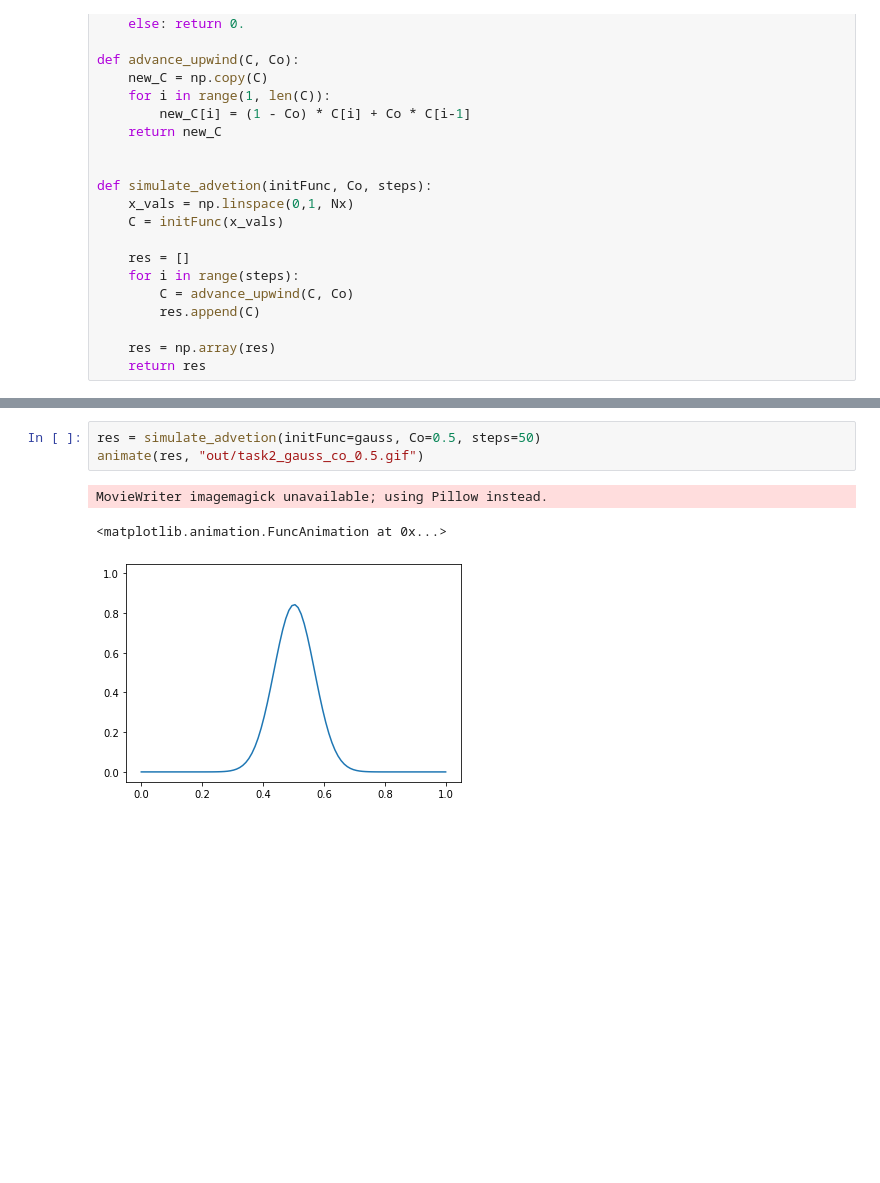
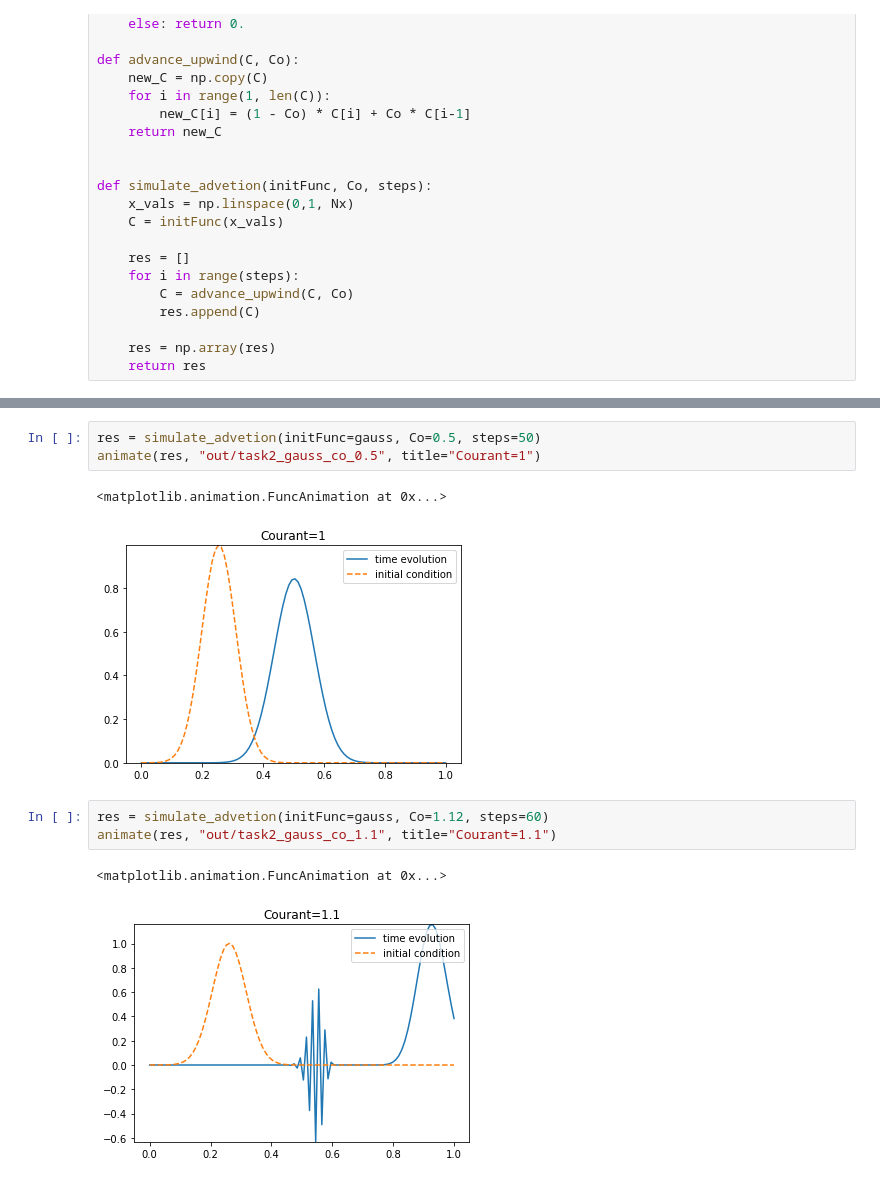
Before and after one commit to hitimr/NSSC2, a Jupyter notebook: Ex3/1.1_hiti.ipynb, the cells around one changed output, grey strips where cells are left out. Cells and saved outputs as stored; diff of their text form; blank space fills up the shorter version.

```diff
--- a/Ex3/1.1_hiti.ipynb
+++ b/Ex3/1.1_hiti.ipynb
@@ -107,7 +113,12 @@ MovieWriter imagemagick unavailable; using Pillow instead.
 # %%
 res = simulate_advetion(initFunc=gauss, Co=0.5, steps=50)
-animate(res, "out/task2_gauss_co_0.5.gif")
+animate(res, "out/task2_gauss_co_0.5", title="Courant=1")
 # %% [output]
-MovieWriter imagemagick unavailable; using Pillow instead.
+<matplotlib.animation.FuncAnimation at 0x...>
-<matplotlib.animation.FuncAnimation at 0x...>
-[figure, old version]
+[figure, new version]
+# %%
+res = simulate_advetion(initFunc=gauss, Co=1.12, steps=60)
+animate(res, "out/task2_gauss_co_1.1", title="Courant=1.1")
+# %% [output]
+<matplotlib.animation.FuncAnimation at 0x...>
+[figure, added]
```
Also changed, not shown: parts of 8 cells of this notebook.
